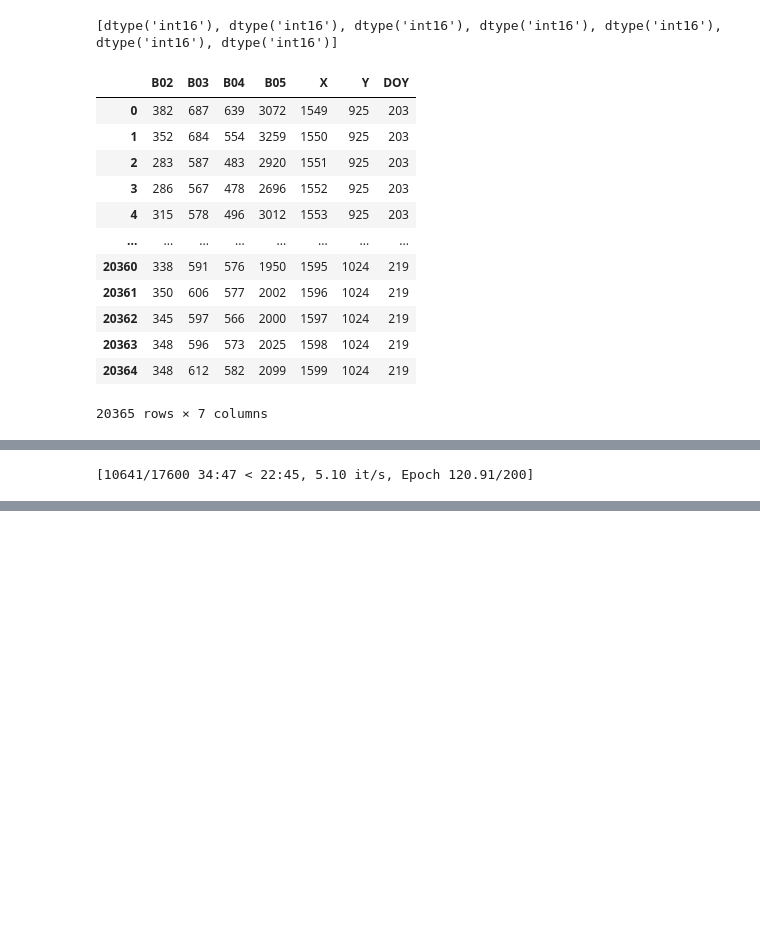
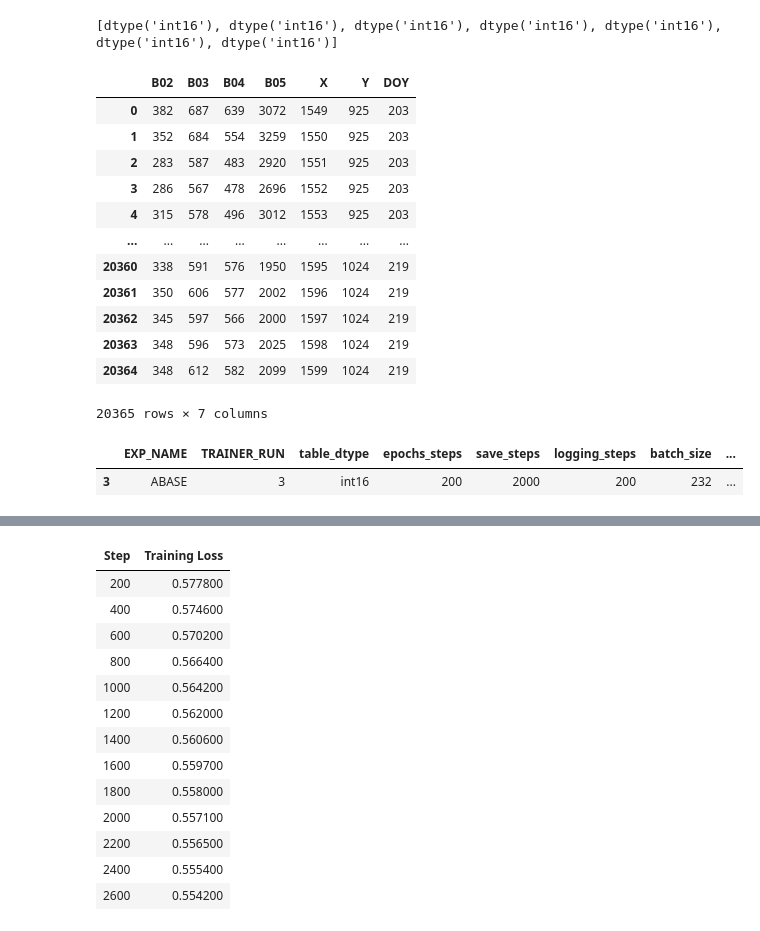
Before and after one commit to koyacolab/aispace, a Jupyter notebook: ai.ipynb, the cells around one changed output, grey strips where cells are left out. Saved outputs shown, nothing was run; the diff lists cells and outputs as text; code cells hidden in the pictures; blank space fills up the shorter version.

Commit message:
Itartive Trainer

```diff
--- a/ai.ipynb
+++ b/ai.ipynb
@@ -255,45 +255,54 @@ EXP_NAME = 'ABASE'
 # learning_rate = 5e-5
 # lr_scheduler_type = 'constant' # constant_with_warmup
 
-learning_rate = 0.001
+step_checkpoint = 16000
+######### SET TRAINER_RUN ARGUMENTS ##########################
+learning_rate = 0.00001
 lr_scheduler_type = 'cosine_with_restarts'
 lr_scheduler_type = 'constant_with_warmup'
-# lr_scheduler_type = 'constant'
 
-##### SET experiment_dir for the first run #############
-experiment_dir = f"{EXP_NAME}/RGBN[{table_dtype}]_lr[{learning_rate}]_{lr_scheduler_type}"
+TRAINER_RUN = 3
+if TRAINER_RUN == 0:
+  load_model_path = 'distilgpt2'
+  experiment_dir = f"{EXP_NAME}/run[{TRAINER_RUN}]"
+elif TRAINER_RUN > 0:
+  before = pd.read_csv(f'{EXP_NAME}/run[{TRAINER_RUN-1}].csv')
+  load_model_path = before['experiment_dir'][0] + f'/checkpoint-{step_checkpoint}'
+  experiment_dir  = f"{EXP_NAME}/run[{TRAINER_RUN}]"
+
+TRAINER_DICT = pd.DataFrame({'EXP_NAME' : EXP_NAME}, index = [TRAINER_RUN])    # dict()
+
+
+TRAINER_DICT['TRAINER_RUN'] = TRAINER_RUN
+TRAINER_DICT['table_dtype'] = table_dtype
+TRAINER_DICT['epochs_steps'] = epochs_steps
+TRAINER_DICT['save_steps'] = save_steps
+TRAINER_DICT['logging_steps'] = logging_steps
+TRAINER_DICT['batch_size'] = batch_size
+TRAINER_DICT['learning_rate'] = learning_rate
+TRAINER_DICT['lr_scheduler_type'] = lr_scheduler_type
+TRAINER_DICT['experiment_dir'] = experiment_dir
+
+display(pd.DataFrame.from_dict(TRAINER_DICT))
+
+TRAINER_DICT.to_csv(f'{experiment_dir}.csv')
+
 
 ##### SET experiment_dir & efficient_finetuning #######################
 efficient_finetuning = ''  #'lora'
 if efficient_finetuning == 'lora':
-    experiment_dir = f"{EXP_NAME}/{experiment_dir}_{efficient_finetuning}"
-
+    experiment_dir = f"{experiment_dir}_{efficient_finetuning}"
 ##### SET experiment_dir & efficient_finetuning #######################
 optimizer = 'adamw_torch'
-optimizer = 'adamw_torch_fused'  #'adamw_torch'  #'adamw_torch_fused'
+# optimizer = 'adamw_torch_fused'  #'adamw_torch'  #'adamw_torch_fused'
 if optimizer == 'adamw_torch_fused':
-    experiment_dir = f"{EXP_NAME}/{experiment_dir}_{optimizer}"
-
+    experiment_dir = f"{experiment_dir}_{optimizer}"
 #### SET model_save_dir through save_model #########################
 # model_save_dir = f'{EXP_NAME}/ZeroModel_{efficient_finetuning}'
 
-step_checkpoint = 45000
 
-TRAINER_RUN = 0
-if TRAINER_RUN == 0:
-  load_model_path = 'distilgpt2'
-  experiment_dir = f'{experiment_dir}_run[{TRAINER_RUN}]'
-elif TRAINER_RUN == 1:
-  load_model_path = f'{experiment_dir}_run[{TRAINER_RUN-1}]/checkpoint-{step_checkpoint}'
-  experiment_dir  = f'{experiment_dir}_run[{TRAINER_RUN}]'
-
-#############################
-# learning_rate = learning_rate / 2
-# lr_scheduler_type = 'constant'
-##########################
-
-# experiment_dir = './input/chkpoint/' + experiment_dir
-print('experiment_dir:', experiment_dir)
+print('experiment_dir :', experiment_dir)
+print('load_model_path:', load_model_path)
 
 
 model = GReaT(llm=load_model_path,
@@ -307,7 +316,7 @@ model = GReaT(llm=load_model_path,
               learning_rate=learning_rate,
               lr_scheduler_type=lr_scheduler_type,
               warmup_ratio=0.25,
-              optim=optimizer,
+              # optim=optimizer,
               fp16 = True,
               # torch_compile=True,
               # bf16=True,
@@ -338,3 +347,5 @@ model.fit(train_data)
 | 20363 | 348 | 596 | 573 | 2025 | 1598 | 1024 | 219 |
 | 20364 | 348 | 612 | 582 | 2099 | 1599 | 1024 | 219 |
 20365 rows × 7 columns
+|  | EXP_NAME | TRAINER_RUN | table_dtype | epochs_steps | save_steps | logging_steps | batch_size | ... |
+| 3 | ABASE | 3 | int16 | 200 | 2000 | 200 | 232 | ... |
@@ -359 +369,0 @@ GPT2LMHeadModel(
-[10641/17600 34:47 < 22:45, 5.10 it/s, Epoch 120.91/200]
@@ -377,3 +370,17 @@ GPT2LMHeadModel(
+| Step | Training Loss |
+| 200 | 0.577800 |
+| 400 | 0.574600 |
+| 600 | 0.570200 |
+| 800 | 0.566400 |
+| 1000 | 0.564200 |
+| 1200 | 0.562000 |
+| 1400 | 0.560600 |
+| 1600 | 0.559700 |
+| 1800 | 0.558000 |
+| 2000 | 0.557100 |
+| 2200 | 0.556500 |
+| 2400 | 0.555400 |
+| 2600 | 0.554200 |
 # %%
 from google.colab import runtime
 runtime.unassign()
```
Also changed, not shown: parts of 4 cells of this notebook.
